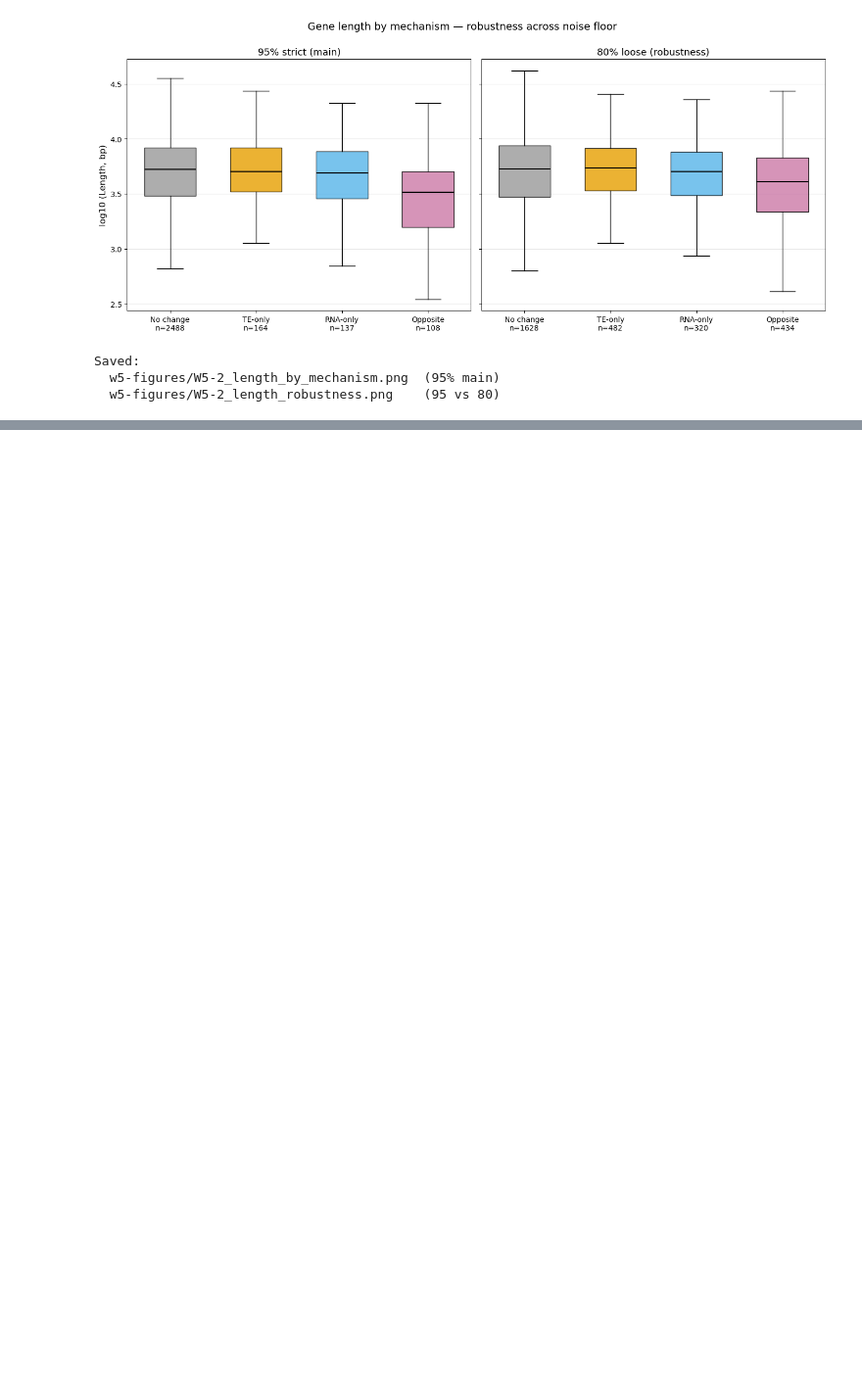
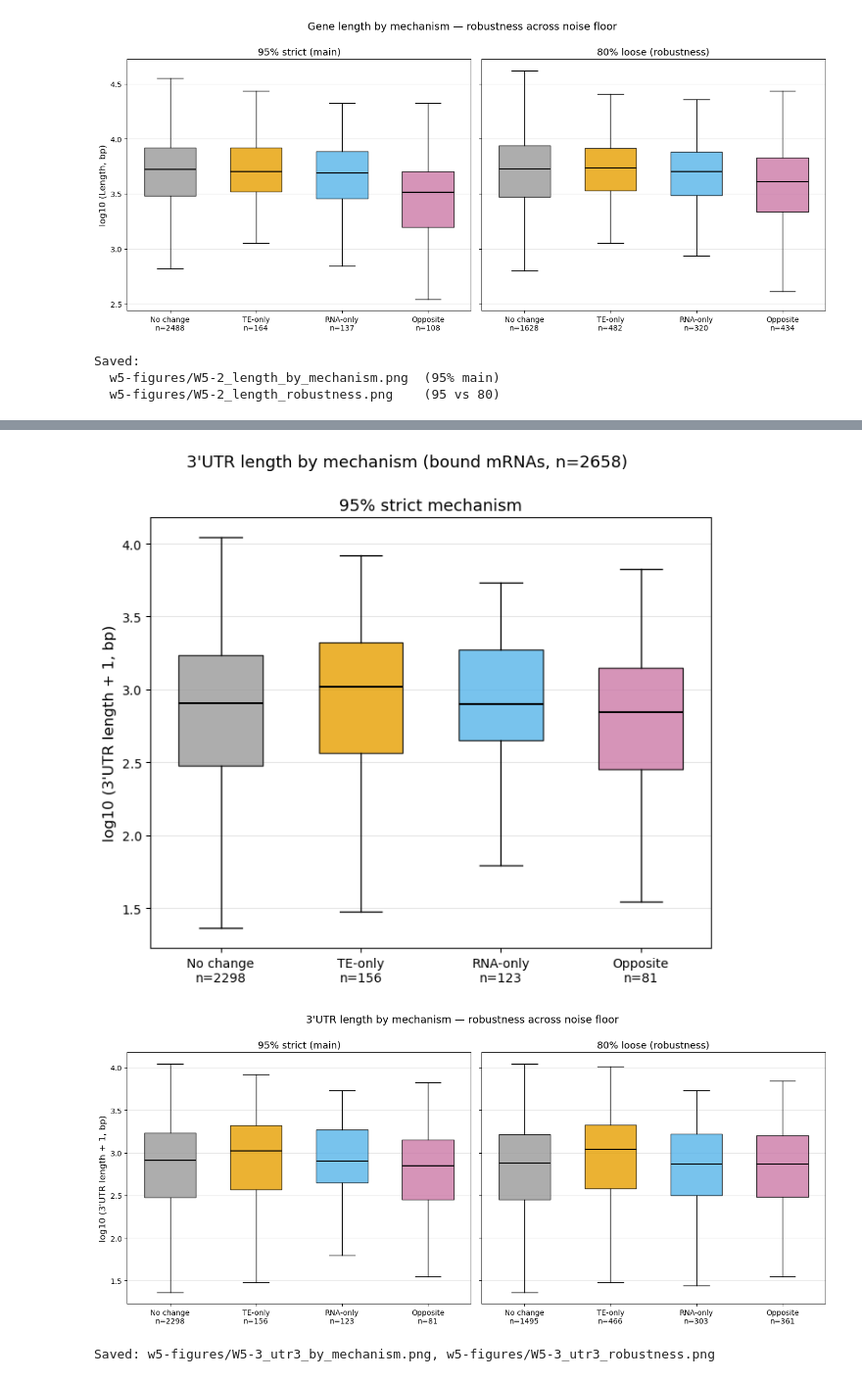
Before and after one commit to jungminlee-SNU1105/bioinfo-assignment-1, a Jupyter notebook: project_analysis.ipynb, the cells around one changed output, grey strips where cells are left out. Shown at 98% size. Cells and saved outputs as stored; diff of their text form; code cells hidden in the pictures; blank space fills up the shorter version.

Commit message:
Week 5: W5-3 3'UTR length by mechanism — TE-only longer 3'UTR (KW p=0.06 strict / 1.2e-4 loose, robust direction)

```diff
--- a/project_analysis.ipynb
+++ b/project_analysis.ipynb
@@ -1009,0 +1063,8 @@ Saved:
+# %%
+# W5-3-2: map 3'UTR length onto bound mRNAs
+bound['utr3_length'] = bound['Geneid'].map(utr3)
+ann = bound['utr3_length'].notna()
+print(f"bound n={len(bound)}; 3'UTR-annotated={ann.sum()} ({100*ann.mean():.1f}%)")
+print(f"  of annotated, utr3_length==0: {(bound.loc[ann, 'utr3_length'] == 0).sum()}")
+# log10(x+1) keeps 0-3'UTR genes; Mann-Whitney is rank-based so +1 is monotone-safe
+bound['log10_utr3'] = np.log10(bound['utr3_length'] + 1)
@@ -1009,0 +1162,26 @@ Saved:
+# %%
+# W5-3-5: Figure — main(95%) + robustness(95 vs 80). Reuses draw_box from W5-2-4.
+data_95u = [analysis_u.loc[analysis_u['mechanism'] == m, 'log10_utr3'].values for m in mech_order]
+data_80u = [analysis_u80.loc[analysis_u80['mechanism_80'] == m, 'log10_utr3'].values for m in mech_order]
+counts_95u = [len(d) for d in data_95u]; counts_80u = [len(d) for d in data_80u]
+
+fig, ax = plt.subplots(figsize=(7, 6))
+draw_box(ax, data_95u, mech_order, counts_95u, '95% strict mechanism')
+ax.set_ylabel("log10 (3'UTR length + 1, bp)", fontsize=12)
+fig.suptitle(f"3'UTR length by mechanism (bound mRNAs, n={sum(counts_95u)})", fontsize=13, y=1.00)
+plt.tight_layout()
+plt.savefig('w5-figures/W5-3_utr3_by_mechanism.png', dpi=150, bbox_inches='tight'); plt.show()
+
+fig, axes = plt.subplots(1, 2, figsize=(14, 6), sharey=True)
+draw_box(axes[0], data_95u, mech_order, counts_95u, '95% strict (main)')
+axes[0].set_ylabel("log10 (3'UTR length + 1, bp)", fontsize=12)
+draw_box(axes[1], data_80u, mech_order, counts_80u, '80% loose (robustness)')
+fig.suptitle("3'UTR length by mechanism — robustness across noise floor", fontsize=14, y=1.00)
+plt.tight_layout()
+plt.savefig('w5-figures/W5-3_utr3_robustness.png', dpi=150, bbox_inches='tight'); plt.show()
+
+print("\nSaved: w5-figures/W5-3_utr3_by_mechanism.png, w5-figures/W5-3_utr3_robustness.png")
+# %% [output]
+[figure, added]
+[figure, added]
+Saved: w5-figures/W5-3_utr3_by_mechanism.png, w5-figures/W5-3_utr3_robustness.png
```
Also changed, not shown: parts of 5 cells of this notebook, 2 other files.
